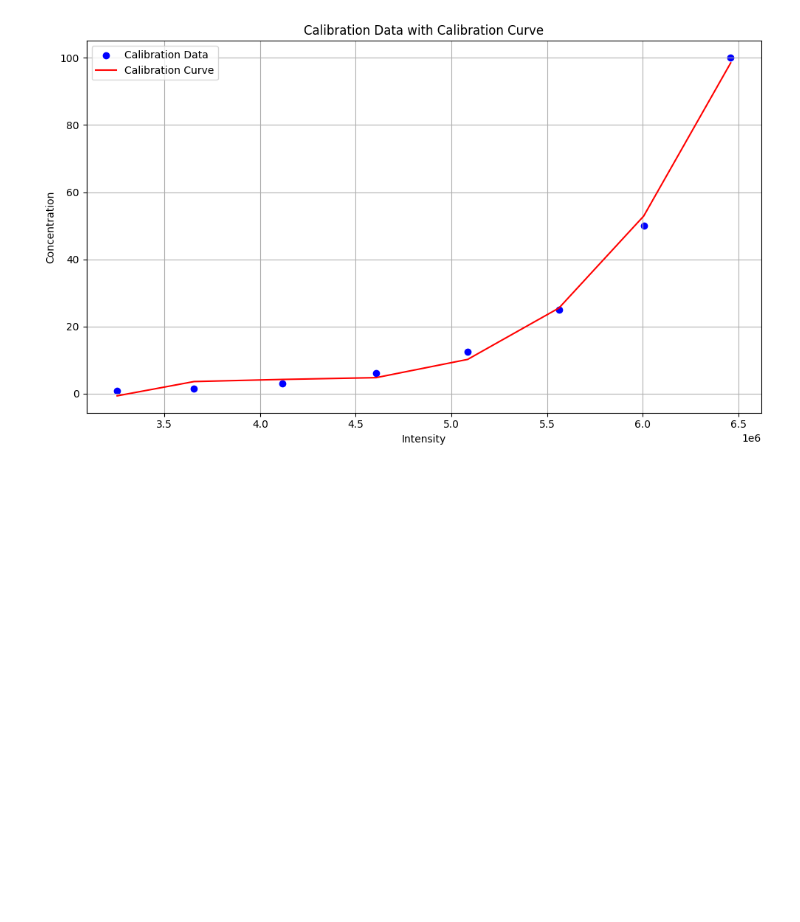
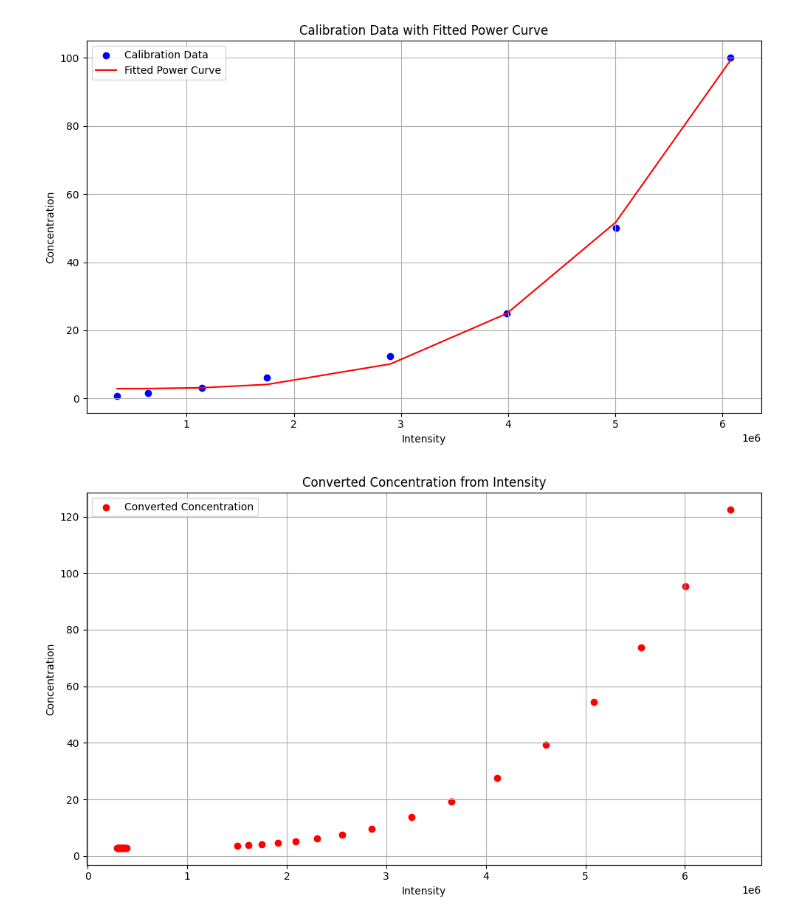
Before and after one commit to H-N-T/code_soup, a Jupyter notebook: basic_data_scripts/calibration_curve_fitting.ipynb, the cells around one changed output. Drawn from its saved outputs; the diff is of its cells as text; code cells hidden in the pictures; blank space fills up the shorter version.

```diff
--- a/basic_data_scripts/calibration_curve_fitting.ipynb
+++ b/basic_data_scripts/calibration_curve_fitting.ipynb
@@ -774,46 +1,75 @@ Intensity    Converted Concentration
 # %%
+#This code fits a power function to calibration data to convert intensity values into
+# concentrations and visualizes the results.
+
 import numpy as np
 import matplotlib.pyplot as plt
+from scipy.optimize import curve_fit
 
 # Concentration/Intensity data
 concentration_intensity_data = np.array([
     [100, 6076286],
-    [50, 5003354.333],
-    [25, 3987367.705],
-    [12.5, 2900409.667],
-    [6.25, 1749406.667],
-    [3.125, 1139807.667],
+    [50, 5003354],
+    [25, 3987367],
+    [12.5, 2900409],
+    [6.25, 1749406],
+    [3.125, 1139807],
     [1.5625, 637610],
-    [0.78125, 351567.6667]
+    [0.78125, 351567]
 ])
 
-# Calibration data
-calibrated_intensity = np.array([
+# Extracting concentration and intensity from the calibration data
+calibrated_concentration = concentration_intensity_data[:, 0]
+calibrated_intensity = concentration_intensity_data[:, 1]
+
+# Define the power function to fit to the data
+def power_function(intensity, a, b, c):
+    return a * np.power(intensity, b) + c
+
+# Perform curve fitting
+popt, pcov = curve_fit(power_function, calibrated_intensity, calibrated_concentration, maxfev=5000)
+
+# Generate a calibration curve using the fitted parameters
+def fitted_power_curve(intensity):
+    return power_function(intensity, *popt)
+
+# Given Intensity data
+given_intensity_data = np.array([
     6460108, 6005427, 5562299, 5085100, 4606530, 4117386, 3655068, 3253062, 2855893, 2557846,
     2304315, 2087972, 1910872, 1751137, 1618512, 1504301, 390296, 383905, 375747, 366471, 359555,
     351881, 345048, 338864, 333260, 326220, 319525, 312209, 306536, 301359, 297136
 ])
 
-# Extracting concentration and intensity from the calibration data
-calibrated_concentration = []
-calibrated_intensity_values = []
-for intensity, data in zip(calibrated_intensity, concentration_intensity_data):
-    calibrated_intensity_values.append(intensity)
-    calibrated_concentration.append(data[0])
+# Convert Intensity to Concentration using the fitted power curve
+converted_concentration = fitted_power_curve(given_intensity_data)
+# Ensure that the resulting concentrations are not negative
+converted_concentration = np.where(converted_concentration < 0, 0, converted_concentration)
 
-# Generate a calibration curve
-calibration_curve = np.polyfit(calibrated_intensity_values, calibrated_concentration, 3)
-calibration_function = np.poly1d(calibration_curve)
+# Printing the resulting concentrations
+print("Time    Converted Concentration")
+for time, concentration in zip(range(0, 9001, 120), converted_concentration):
+    print(f"{time:<8} {concentration:.2f}")
 
-# Plotting the calibration data with the calibration curve
+# Plotting the calibration data with the fitted power curve
 plt.figure(figsize=(10, 6))
-plt.scatter(calibrated_intensity_values, calibrated_concentration, color='blue', label='Calibration Data')
-plt.plot(calibrated_intensity_values, calibration_function(calibrated_intensity_values), color='red', label='Calibration Curve')
+plt.scatter(calibrated_intensity, calibrated_concentration, color='blue', label='Calibration Data')
+plt.plot(calibrated_intensity, fitted_power_curve(calibrated_intensity), color='red', label='Fitted Power Curve')
 plt.xlabel('Intensity')
 plt.ylabel('Concentration')
-plt.title('Calibration Data with Calibration Curve')
+plt.title('Calibration Data with Fitted Power Curve')
 plt.grid(True)
 plt.legend()
 plt.tight_layout()
 plt.show()
+
+# Plotting
+plt.figure(figsize=(10, 6))
+plt.scatter(given_intensity_data, converted_concentration, color='red', label='Converted Concentration')
+plt.xlabel('Intensity')
+plt.ylabel('Concentration')
+plt.title('Converted Concentration from Intensity')
+plt.grid(True)
+plt.legend()
+plt.tight_layout()
+plt.show()
 # %% [output]
@@ -820 +93,2 @@ plt.show()
-[figure, old version]
+[figure, new version]
+[figure, added]
```
Also changed, not shown: parts of 24 cells of this notebook, 2 other files.
